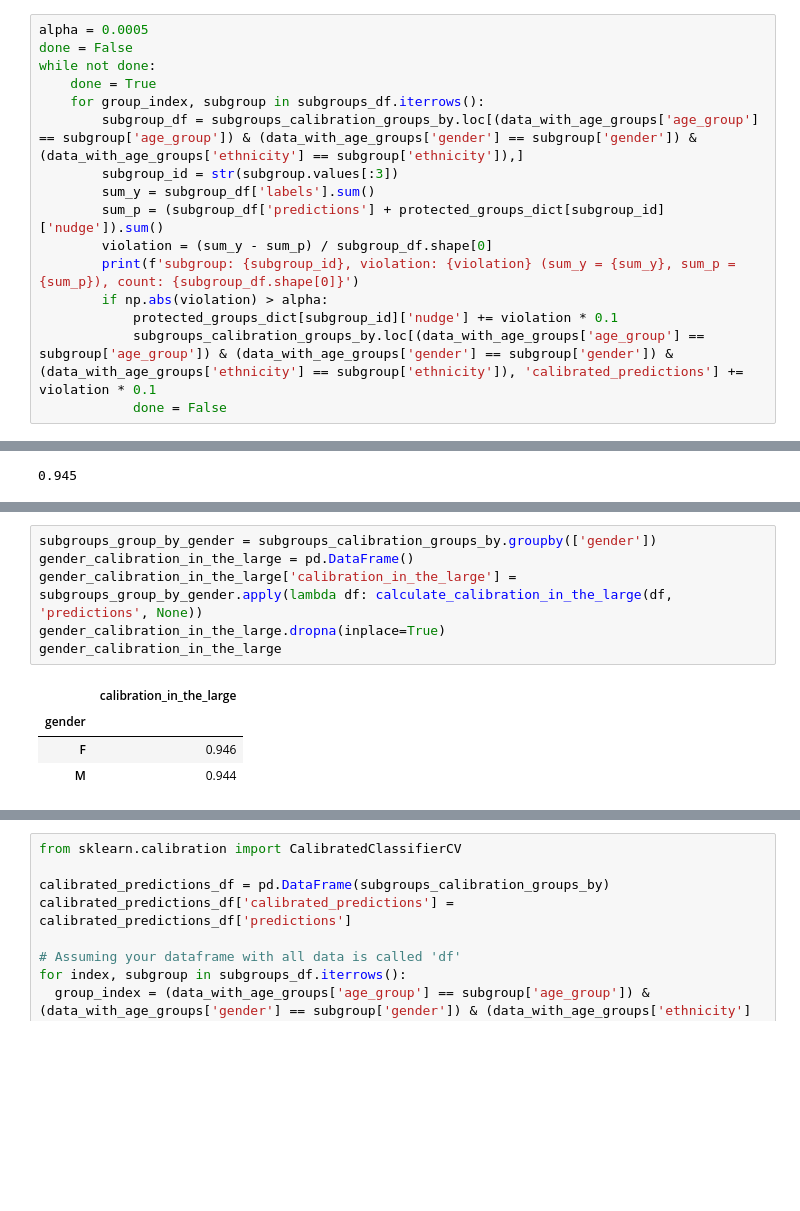
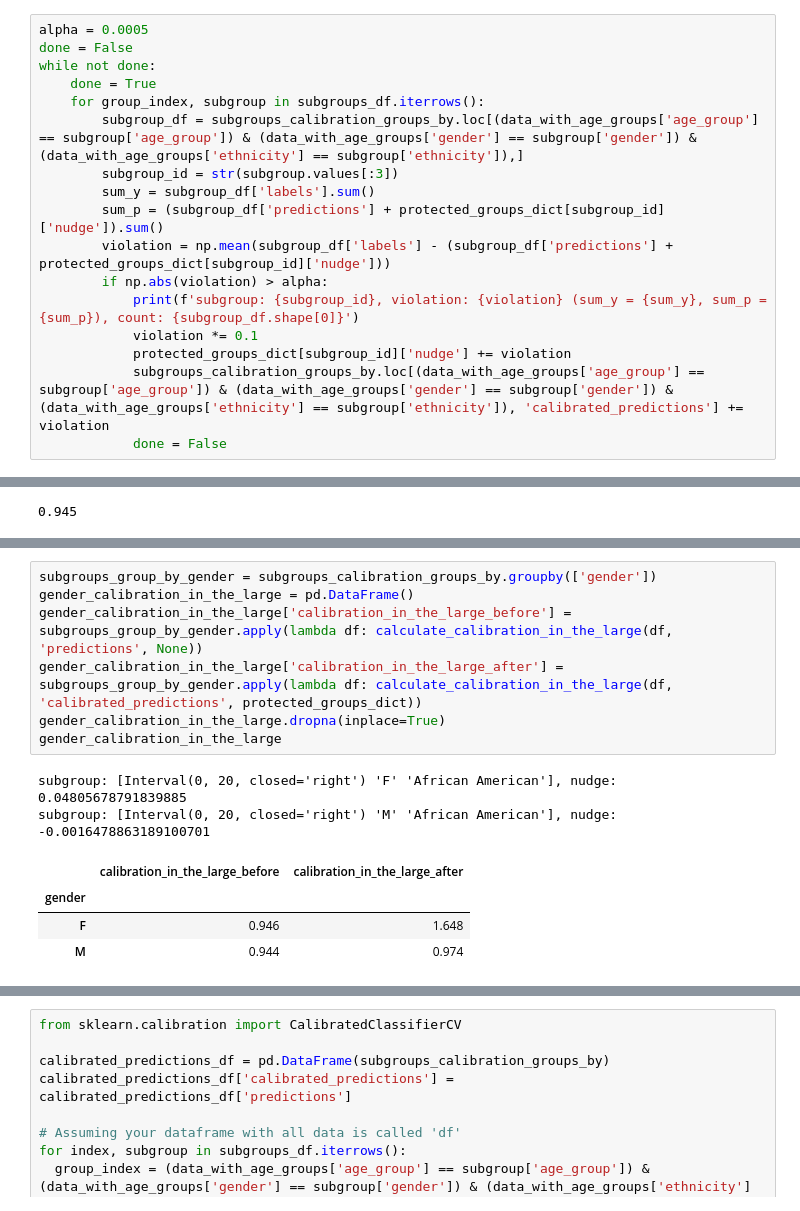
Before and after one commit to ShaniCohen/pred-ICU, a Jupyter notebook: fairness/fairness.ipynb, the cells around one changed output, grey strips where cells are left out. Cells and saved outputs as stored; diff of their text form; blank space fills up the shorter version.

```diff
--- a/fairness/fairness.ipynb
+++ b/fairness/fairness.ipynb
@@ -263,11 +263,12 @@ while not done:
         subgroup_id = str(subgroup.values[:3])
         sum_y = subgroup_df['labels'].sum()
         sum_p = (subgroup_df['predictions'] + protected_groups_dict[subgroup_id]['nudge']).sum()
-        violation = (sum_y - sum_p) / subgroup_df.shape[0]
-        print(f'subgroup: {subgroup_id}, violation: {violation} (sum_y = {sum_y}, sum_p = {sum_p}), count: {subgroup_df.shape[0]}')
+        violation = np.mean(subgroup_df['labels'] - (subgroup_df['predictions'] + protected_groups_dict[subgroup_id]['nudge']))
         if np.abs(violation) > alpha:
-            protected_groups_dict[subgroup_id]['nudge'] += violation * 0.1
-            subgroups_calibration_groups_by.loc[(data_with_age_groups['age_group'] == subgroup['age_group']) & (data_with_age_groups['gender'] == subgroup['gender']) & (data_with_age_groups['ethnicity'] == subgroup['ethnicity']), 'calibrated_predictions'] += violation * 0.1
+            print(f'subgroup: {subgroup_id}, violation: {violation} (sum_y = {sum_y}, sum_p = {sum_p}), count: {subgroup_df.shape[0]}')
+            violation *= 0.1
+            protected_groups_dict[subgroup_id]['nudge'] += violation
+            subgroups_calibration_groups_by.loc[(data_with_age_groups['age_group'] == subgroup['age_group']) & (data_with_age_groups['gender'] == subgroup['gender']) & (data_with_age_groups['ethnicity'] == subgroup['ethnicity']), 'calibrated_predictions'] += violation
             done = False
 # %% [output]
 subgroup: [Interval(0, 20, closed='right') 'F' 'African American'], violation: 0.048527393835566694 (sum_y = 10, sum_p = 6.991301582194865), count: 62
@@ -341,14 +346,17 @@ subgroup: [Interval(0, 20, closed='right') 'F' 'African American'], nudge: 0.048
 # %%
 subgroups_group_by_gender = subgroups_calibration_groups_by.groupby(['gender'])
 gender_calibration_in_the_large = pd.DataFrame()
-gender_calibration_in_the_large['calibration_in_the_large'] = subgroups_group_by_gender.apply(lambda df: calculate_calibration_in_the_large(df, 'predictions', None))
+gender_calibration_in_the_large['calibration_in_the_large_before'] = subgroups_group_by_gender.apply(lambda df: calculate_calibration_in_the_large(df, 'predictions', None))
+gender_calibration_in_the_large['calibration_in_the_large_after'] = subgroups_group_by_gender.apply(lambda df: calculate_calibration_in_the_large(df, 'calibrated_predictions', protected_groups_dict))
 gender_calibration_in_the_large.dropna(inplace=True)
 gender_calibration_in_the_large
 # %% [output]
+subgroup: [Interval(0, 20, closed='right') 'F' 'African American'], nudge: 0.04805678791839885
+subgroup: [Interval(0, 20, closed='right') 'M' 'African American'], nudge: -0.0016478863189100701
-|  | calibration_in_the_large |
-| gender |  |
-| F | 0.946 |
-| M | 0.944 |
+|  | calibration_in_the_large_before | calibration_in_the_large_after |
+| gender |  |  |
+| F | 0.946 | 1.648 |
+| M | 0.944 | 0.974 |
 # %%
 subgroups_group_by_ethnicity = subgroups_calibration_groups_by.groupby(['ethnicity'])
 ethnicity_calibration_in_the_large = pd.DataFrame()
```
Also changed, not shown: parts of 5 cells of this notebook.
